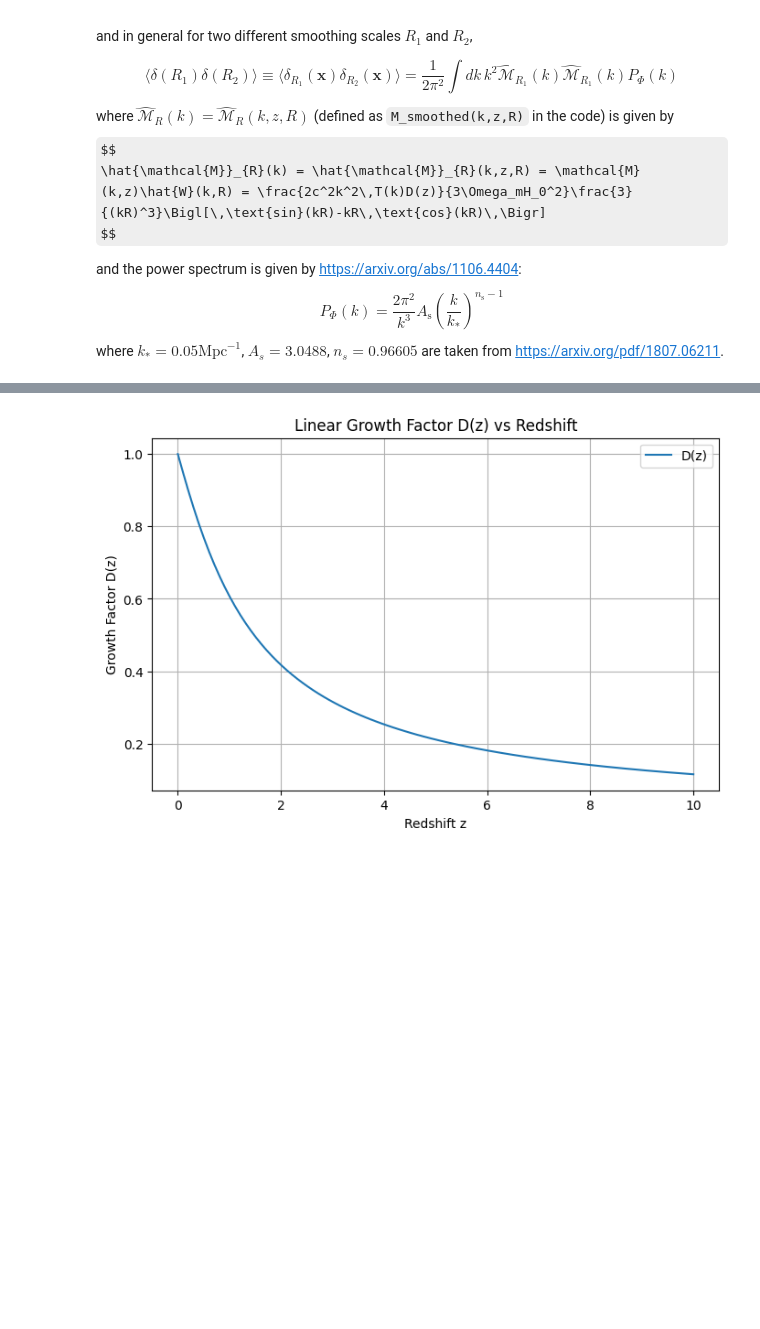
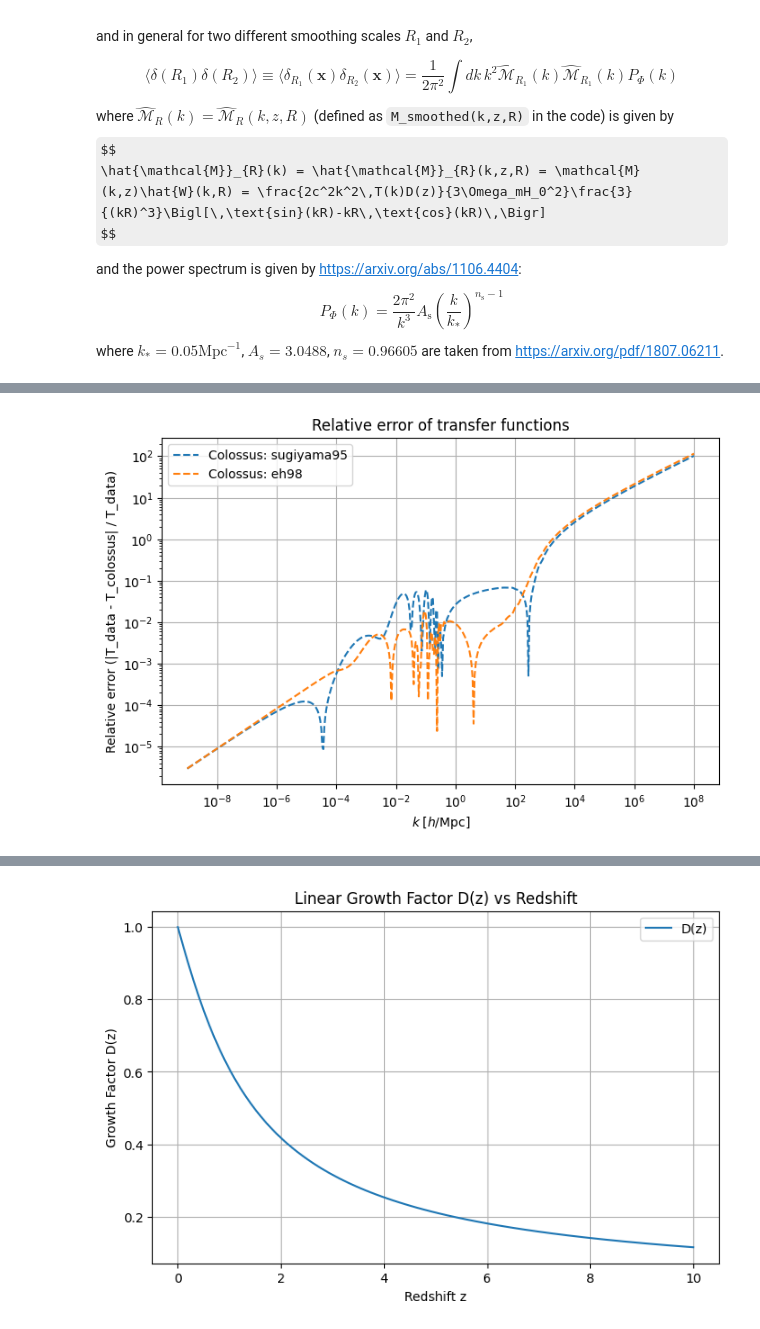
Before and after one commit to gomeshun/sashimi-c, a Jupyter notebook: 160925_compare_mass_variance.ipynb, the cells around one changed output, grey strips where cells are left out. Saved outputs shown, nothing was run; the diff lists cells and outputs as text; code cells hidden in the pictures; some formulas as TeX source; blank space fills up the shorter version.

```diff
--- a/160925_compare_mass_variance.ipynb
+++ b/160925_compare_mass_variance.ipynb
@@ -112,0 +230,14 @@ plt.show()
+# %%
+# relative error of transfer functions
+plt.figure(figsize=(8, 5))
+for method, Tk_vals in Tk_colossus.items():
+    rel_error = np.abs((Tk_eval - Tk_vals) / Tk_eval)
+    plt.loglog(k_eval/unit_k, rel_error, '--', label=f'Colossus: {method}')
+plt.xlabel(r'$k \; [h/\mathrm{Mpc}]$')
+plt.ylabel(r'Relative error (|T_data - T_colossus| / T_data)')
+plt.legend()
+plt.grid()
+plt.title('Relative error of transfer functions')
+plt.show()
+# %% [output]
+[figure, added]
```
Also changed, not shown: parts of 12 cells of this notebook.
